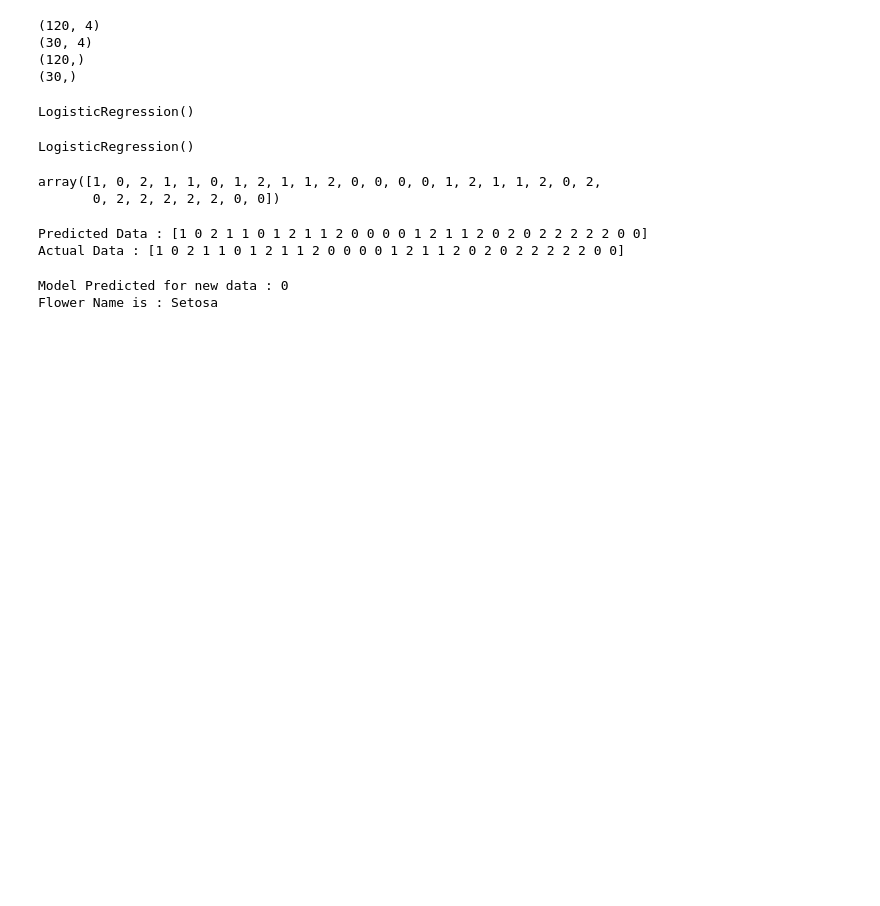
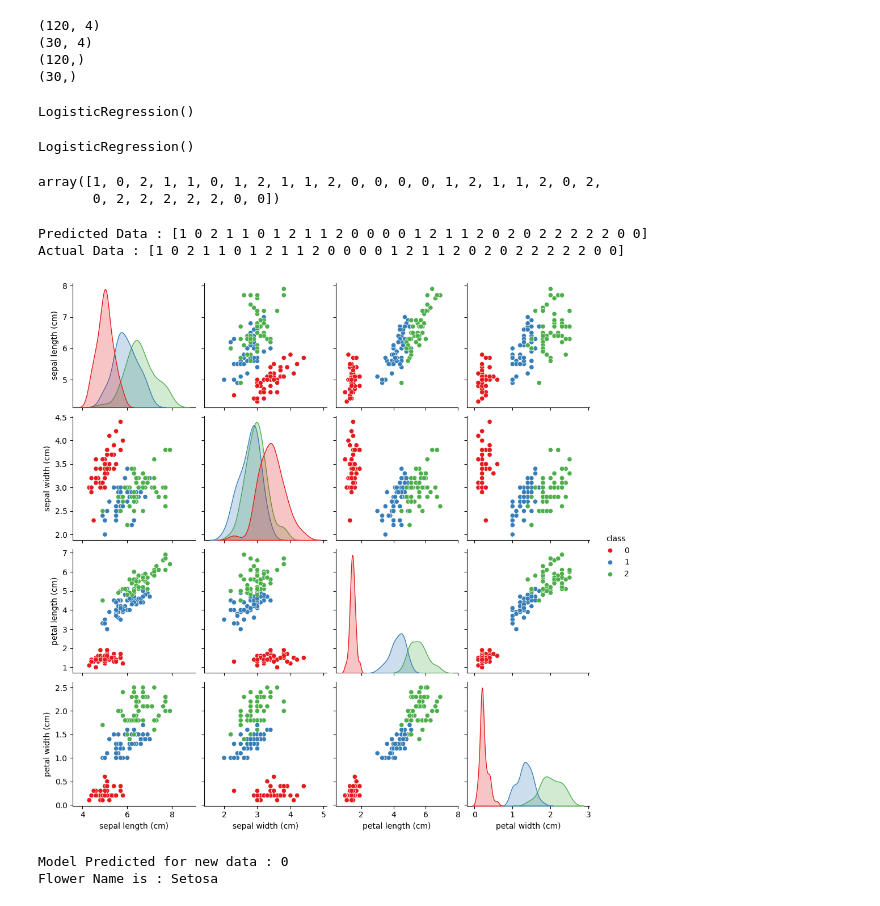
Before and after one commit to Harnoor0718/GenAI_Training, a Jupyter notebook: Day 16/Day16.ipynb, the cells around one changed output. Drawn from its saved outputs; the diff is of its cells as text; code cells hidden in the pictures; blank space fills up the shorter version.

Commit message:
Plots

```diff
--- a/Day 16/Day16.ipynb
+++ b/Day 16/Day16.ipynb
@@ -200,6 +200,11 @@ print("Actual Data :", y_test.values)
 # %% [output]
 Predicted Data : [1 0 2 1 1 0 1 2 1 1 2 0 0 0 0 1 2 1 1 2 0 2 0 2 2 2 2 2 0 0]
 Actual Data : [1 0 2 1 1 0 1 2 1 1 2 0 0 0 0 1 2 1 1 2 0 2 0 2 2 2 2 2 0 0]
+# %%
+sns.pairplot(df, hue='class', palette='Set1')
+plt.show()
+# %% [output]
+[figure, added]
 # %%
 names = {0 : 'Setosa', 1: "Versicle", 2 : "Virginica"}
 # %%
```
Also changed, not shown: parts of 1 cell of this notebook.
